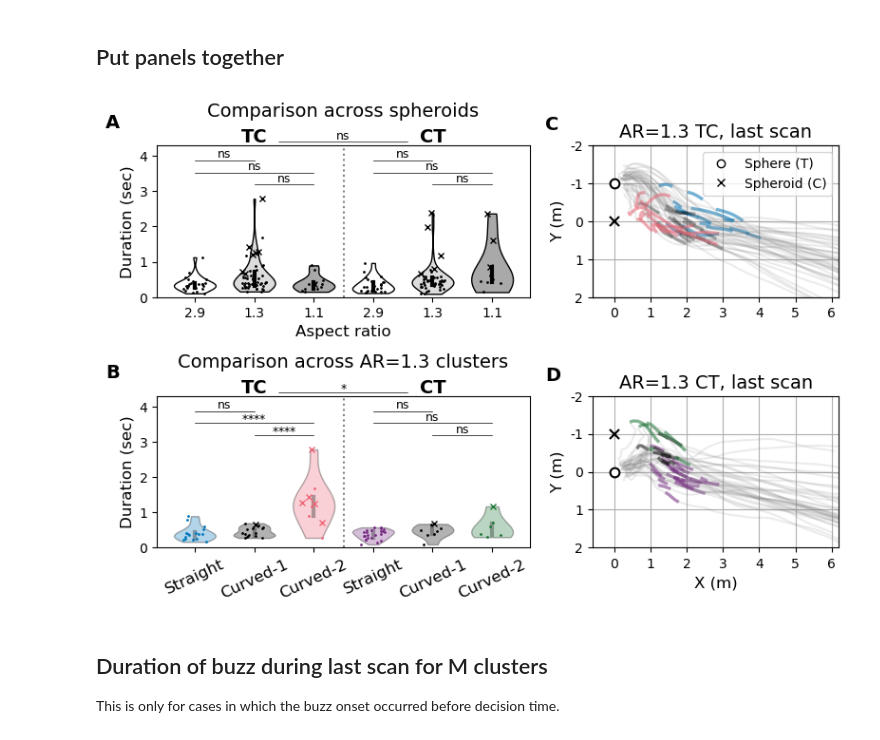
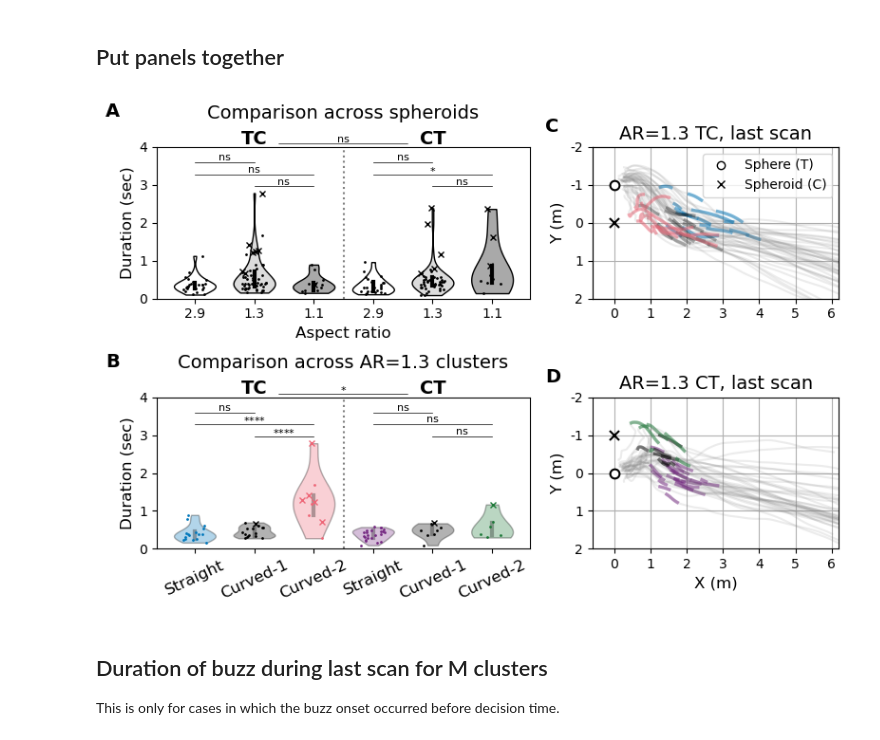
Before and after one commit to leewujung/porpoise_spheroid, a Jupyter notebook: notebooks_fig/fig_last_scan.ipynb, the cells around one changed output. Cells and saved outputs as stored; diff of their text form; code cells hidden in the pictures.

Commit message:
replot behavior metrics and last scan figs, fixed bug re idx for scan stat

```diff
--- a/notebooks_fig/fig_last_scan.ipynb
+++ b/notebooks_fig/fig_last_scan.ipynb
@@ -358,13 +358,16 @@ ax_allAR.set_xticklabels(SPH_LABEL * 2, fontsize=10)
 ax_allAR.set_xlabel("Aspect ratio", fontsize=12)
 ax_allAR.set_yticks(np.arange(0, 4.5, 1))
 ax_allAR.set_yticklabels(np.arange(0, 4.5, 1).astype(int), fontsize=10)
-ax_allAR.set_ylim(0, 4.3)
+ax_allAR.set_ylim(0, 4)
 
 # p value annotation
 df_stat_position = pd.read_csv(stat_path / "ARall_last_scan_duration_position_contrast.csv")
 df_stat_spheroid = pd.read_csv(stat_path / "ARall_last_scan_duration_spheroid_contrast.csv")
-utils_plot.annotate_p_val_position(ax_allAR, df_stat_position)
-utils_plot.annotate_p_val_spheroid(ax_allAR, df_stat_spheroid, ratio=True)
+utils_plot.annotate_p_val_position(ax_allAR, df_stat_position, fontsize=8)
+utils_plot.annotate_p_val_spheroid(
+    ax_allAR, df_stat_spheroid, fontsize=8, ratio=True,
+    vert_h=np.array([0.9 , 0.82, 0.74, 0.9 , 0.82, 0.74])
+)
 utils_plot.add_TCCT_text(ax_allAR)
 
 
@@ -402,14 +405,17 @@ ax_AR13.set_xticks(np.arange(6))
 ax_AR13.set_xticklabels(CLUSTER_STR_7, fontsize=12, rotation=25)
 ax_AR13.set_yticks(np.arange(0, 4.5, 1))
 ax_AR13.set_yticklabels(np.arange(0, 4.5, 1).astype(int), fontsize=10)
-ax_AR13.set_ylim(0, 4.3)
+ax_AR13.set_ylim(0, 4)
 
 
 # p value annotation
 df_stat_position = pd.read_csv(stat_path / "AR13_last_scan_duration_position_contrast.csv")
 df_stat_cluster = pd.read_csv(stat_path / "AR13_last_scan_duration_cluster_contrast.csv")
-utils_plot.annotate_p_val_position(ax_AR13, df_stat_position)
-utils_plot.annotate_p_val_cluster(ax_AR13, df_stat_cluster, ratio=True)
+utils_plot.annotate_p_val_position(ax_AR13, df_stat_position, fontsize=8)
+utils_plot.annotate_p_val_cluster(
+    ax_AR13, df_stat_cluster, fontsize=8, ratio=True,
+    vert_h=np.array([0.9 , 0.82, 0.74, 0.9 , 0.82, 0.74])
+)
 utils_plot.add_TCCT_text(ax_AR13)
 
 
@@ -490,34 +496,34 @@ ax_track_mock.set_xticks([])
 ax_track_mock.set_yticks([])
 ax_track_mock.legend(fontsize=10, loc="upper right")
 
 
 # Adjust xy-limit of trajetory panels
 for axx in [ax_track_TC, ax_track_CT]:
     axx.set_xticks(np.arange(-1, 9))
     axx.set_yticks(np.arange(-3, 4))
     axx.set_yticklabels(np.arange(-3, 4), fontsize=10)
     axx.set_ylim(2, -2)
     axx.set_xlim(-0.6, 6.2)
     axx.grid()
     axx.set_ylabel("Y (m)", fontsize=12)
 ax_track_CT.set_xlabel("X (m)", fontsize=12)
 ax_track_CT.set_xticklabels(np.arange(-1, 9), fontsize=10)
 
 
 
 # Add panel labels
 ax_allAR.text(-1.5, 4.8, "A", fontsize=14, fontweight="bold")
 ax_AR13.text(-1.5, 4.8, "B", fontsize=14, fontweight="bold")
 ax_track_TC.text(-1.9, -2.4, "C", fontsize=14, fontweight="bold")
 ax_track_CT.text(-1.9, -2.4, "D", fontsize=14, fontweight="bold")
 
 
 
 plt.show()
 
 fig.savefig(fig_path / "fig_last_scan.png", dpi=300, bbox_inches="tight")
 # %% [output]
-[figure, old version]
+[figure, new version]
 # %% [markdown]
 ## Duration of buzz during last scan for M clusters
 
```
Also changed, not shown: 3 other files.
